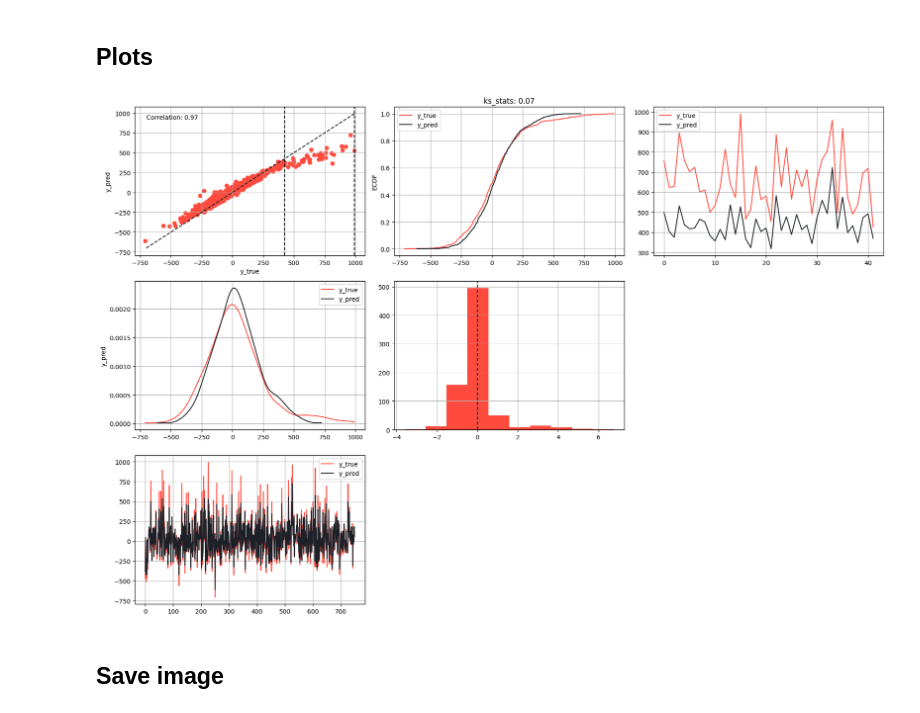
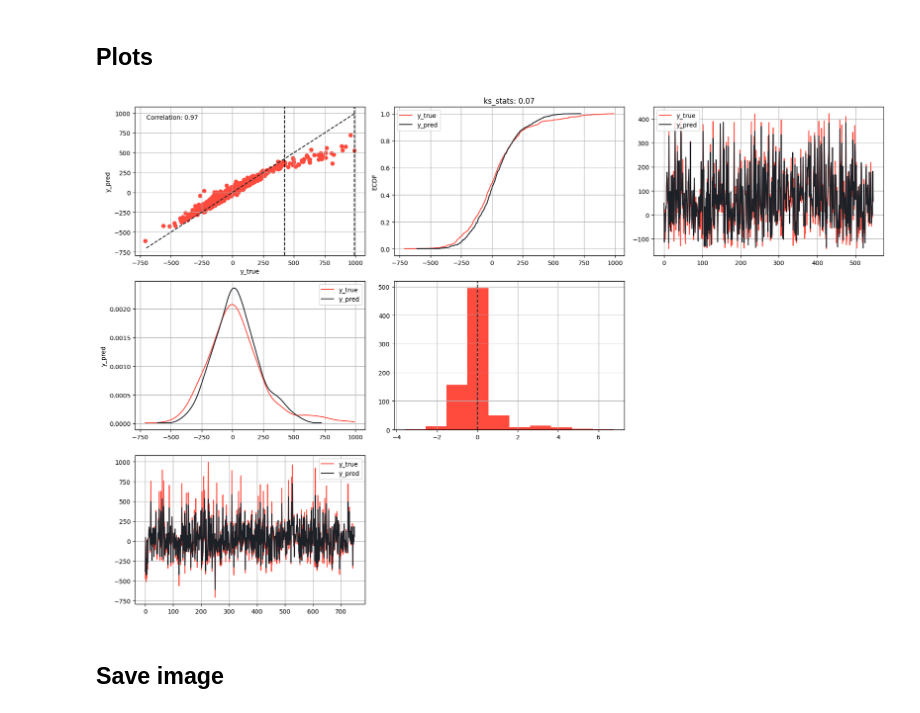
Before and after one commit to Manuelfjr/mlpr, a Jupyter notebook: notebooks/regression/01.ml_regression_examples.ipynb, the cells around one changed output. Cells and saved outputs as stored; diff of their text form; code cells hidden in the pictures.

```diff
--- a/notebooks/regression/01.ml_regression_examples.ipynb
+++ b/notebooks/regression/01.ml_regression_examples.ipynb
@@ -26,22 +29,22 @@ from utils.reader import read_file_yaml
 # %% [markdown]
 ## Parameters
 # %%
-path_data = PROJECT_DIR / 'data'
-path_conf = PROJECT_DIR / 'conf'
-path_templates = PROJECT_DIR / 'templates'
-path_assets = PROJECT_DIR / 'assets'
+path_data: Path = PROJECT_DIR / 'data'
+path_conf: Path = PROJECT_DIR / 'conf'
+path_templates: Path = PROJECT_DIR / 'templates'
+path_assets: Path = PROJECT_DIR / 'assets'
 
-path_intermediate = path_data / '02_intermediate'
-path_models = path_data / '04_models'
-path_reports = path_data / '05_reports'
+path_intermediate: Path = path_data / '02_intermediate'
+path_models: Path = path_data / '04_models'
+path_reports: Path = path_data / '05_reports'
 
-path_reports_regression = path_templates / "regression"
-file_path_reports = path_reports / "report_model.html"
+path_reports_regression: Path = path_templates / "regression"
+file_path_reports: Path = path_reports / "report_model.html"
 
-parameters = read_file_yaml(path_conf / 'params.yaml')
+parameters: dict = read_file_yaml(path_conf / 'params.yaml')
 
-datasets = parameters["datasets"]
-n_seed = parameters["experiments"]["n_seed"]
+datasets: dict | str = parameters["datasets"]
+n_seed: int = parameters["experiments"]["n_seed"]
 # %%
 np.random.seed(n_seed)
 # %% [markdown]
@@ -74,8 +56,7 @@ n_invert = 50
 
 X, y = make_regression(n_samples=n_instances, n_features=n_feats, noise=20)
 
-# introduce of noises
-indices = np.random.choice(y.shape[0], size=n_invert, replace=False)
+indices: np.ndarray = np.random.choice(y.shape[0], size=n_invert, replace=False)
 y[indices] = np.max(y) - y[indices]
 
 data = pd.DataFrame(data=X, columns=[f'feature_{i}' for i in range(1, n_feats + 1)])
@@ -83,8 +64,8 @@ data['target'] = y
 # %% [markdown]
 ## Split labels
 # %%
-X = data.drop("target", axis=1)
-y = data["target"].values
+X: pd.DataFrame = data.drop("target", axis=1)
+y: np.ndarray = data["target"].values
 # %% [markdown]
 ## Modelling
 # %%
@@ -118,11 +99,11 @@ models_params = {
     }
 }
 
-params_split = {
+params_split: dict[str, float | int] = {
     'test_size': 0.25,
     'random_state': n_seed
 }
-params_norm = {'with_mean': True, 'with_std': True}
+params_norm: dict[str, bool] = {'with_mean': True, 'with_std': True}
 
 grid_search = GridSearch(
     X,
@@ -203,35 +184,38 @@ fig, axs = rp.grid_plot(
         },
         'graph22': {
             "plot": "plot_error_hist",
             "params": {
                 'y_true_col': 'y_true',
                 'y_pred_col': 'y_pred',
                 'linecolor': '#1C2127'
             }
         },
         'graph13': {
             "plot": "plot_fitted",
             "params": {
                 'y_true_col': 'y_true',
                 'y_pred_col': 'y_pred',
-                'condition': (data_train["y_true"] >= 424.5132071505618),
+                'condition': (
+                    (rm._worst_interval_kappa[0] <= data_train["y_true"]) &
+                    (data_train["y_true"] <= rm._worst_interval_kappa[1])
+                ),
                 'sample_size': None
             }
         },
         'graph23': {
             "plot": "plot_fitted",
             "params": {
                 'y_true_col': 'y_true',
                 'y_pred_col': 'y_pred',
                 'condition': None,
                 'sample_size': None
             }
         },
     },
     show_inline=True
 )
 # %% [output]
-[figure, old version]
+[figure, new version]
 # %% [markdown]
 ## Save image
 # %%
```
Also changed, not shown: parts of 5 cells of this notebook, 9 other files.
